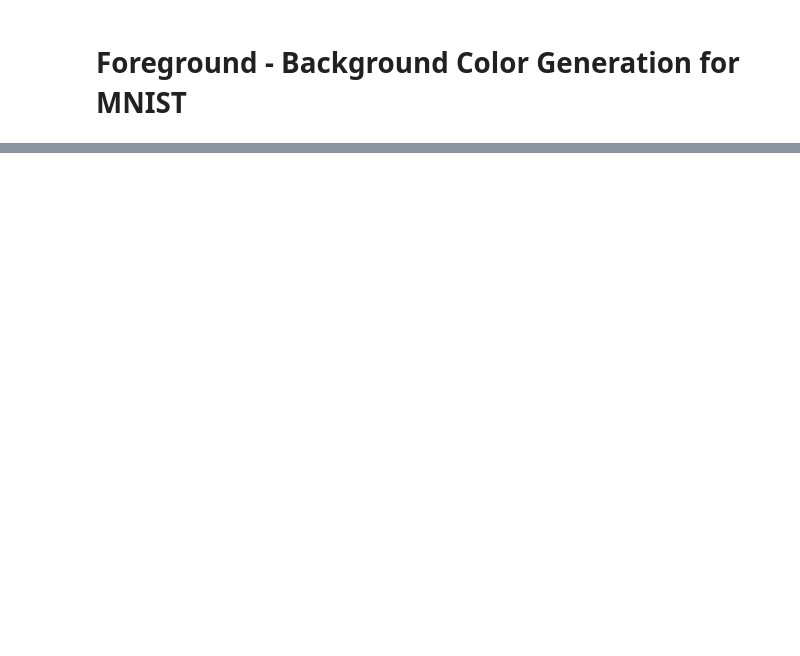
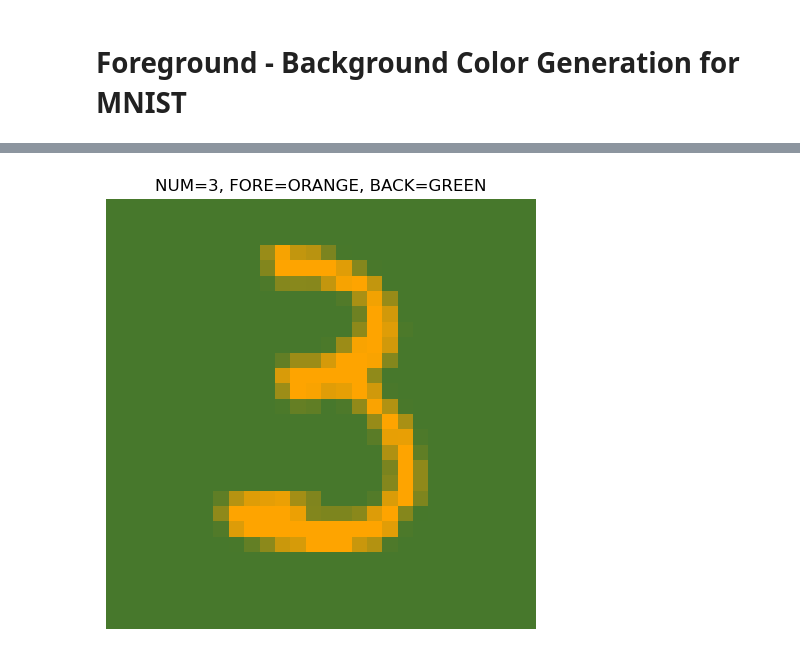
Before and after one commit to JinYeong-Jang/ML, a Jupyter notebook: Background-Colored MNIST.ipynb, the cells around one changed output, grey strips where cells are left out. Cells and saved outputs as stored; diff of their text form; code cells hidden in the pictures; blank space fills up the shorter version.

Commit message:
test set은 기본 팔레트 쓰면 학습하는 의미가 없을거같아서 색 추가함

```diff
--- a/Background-Colored MNIST.ipynb
+++ b/Background-Colored MNIST.ipynb
@@ -365,0 +179,89 @@ plt.show()
+# %%
+import torch
+from torchvision import datasets, transforms
+from PIL import Image, ImageOps
+import numpy as np
+import matplotlib.pyplot as plt
+
+#np.random.seed(42)  # 난수 생성기의 초기값 설정 (재현성 보장)
+
+# MNIST test set을 로드합니다.
+transform = transforms.Compose([transforms.ToTensor()])
+test_mnist = datasets.MNIST(root='./data', train=False, download=True, transform=transform)
+
+# 무지개 색상 팔레트를 정의합니다 (7가지 색상).
+
+RAINBOW_NAMES = [
+    'RED',
+    'ORANGE',
+    'YELLOW',
+    'GREEN',
+    'BLUE',
+    'INDIGO',
+    'VIOLET'
+]
+
+RAINBOW_COLORS = {
+        'RED': [(255, 48, 39), (255, 80, 90)],
+        'ORANGE': [(255, 165, 0), (238, 125, 40)],
+        'YELLOW': [(218, 181, 44), (236, 231, 55)],
+        'GREEN': [(71, 120, 44), (136, 181, 44)],
+        'BLUE': [(64, 56, 200), (70, 132, 239)],
+        'INDIGO': [(75, 12, 133), (75, 45, 130)],
+        'VIOLET': [(132, 16, 115), (106, 16, 115)]
+    }
+
+def get_random_rainbow_color():
+    """무지개 팔레트에서 임의의 색상을 선택합니다."""
+    # 색상 이름과 RGB 값을 딕셔너리로 매핑합니다.
+
+
+    # 무작위로 색상 이름을 선택합니다.
+    fg_label = np.random.choice(RAINBOW_NAMES)
+
+    # 선택된 색상 이름에 해당하는 RGB 값을 무작위로 선택합니다.
+    fg_color = RAINBOW_COLORS[fg_label][np.random.randint(len(RAINBOW_COLORS[fg_label]))]
+
+    return fg_color, fg_label
+
+def colorize_digit(digit_image, fg_color, bg_color):
+    """숫자 이미지에 전경(fg)과 배경(bg) 색상을 적용합니다."""
+    digit = digit_image.convert('L')  # 이미지를 그레이스케일로 변환합니다.
+    colored_digit = ImageOps.colorize(digit, black=bg_color, white=fg_color).convert('RGBA')
+    return colored_digit
+
+def overlay_digit_on_background(colored_digit):
+    """투명도를 제거하고 일관된 배경 이미지를 생성합니다."""
+    final_image = colored_digit.convert('RGB')  # 투명도를 제거합니다.
+    return final_image
+
+# 테스트셋에서 이미지를 선택하고 색상 적용
+idx = np.random.randint(0, len(test_mnist))  # 0~9 사이의 숫자
+image, label = test_mnist[idx]
+pil_image = transforms.ToPILImage()(image)
+
+# 전경과 배경 색상을 무작위로 선택합니다.
+fg_color, fg_label = get_random_rainbow_color()
+
+bg_color, bg_label = get_random_rainbow_color()
+
+
+# 전경과 배경 색상이 같지 않도록 보장합니다.
+while bg_label == fg_label:
+  bg_color, bg_label = get_random_rainbow_color()
+
+# 선택된 색상으로 숫자 이미지를 색칠합니다.
+colored_digit = colorize_digit(pil_image, fg_color, bg_color)
+
+if image is not None:
+  # 최종 이미지를 표시합니다.
+  final_image = overlay_digit_on_background(colored_digit)
+  plt.imshow(final_image)
+  plt.axis('off')  # 축을 비활성화합니다.
+  plt.title(f'NUM={label}, FORE={fg_label}, BACK={bg_label}')
+
+  # 레이아웃을 조정하고 화면에 표시합니다.
+  plt.tight_layout()
+  plt.show()
+# %% [output]
+[figure, added]
```
Also changed, not shown: parts of 10 cells of this notebook.
